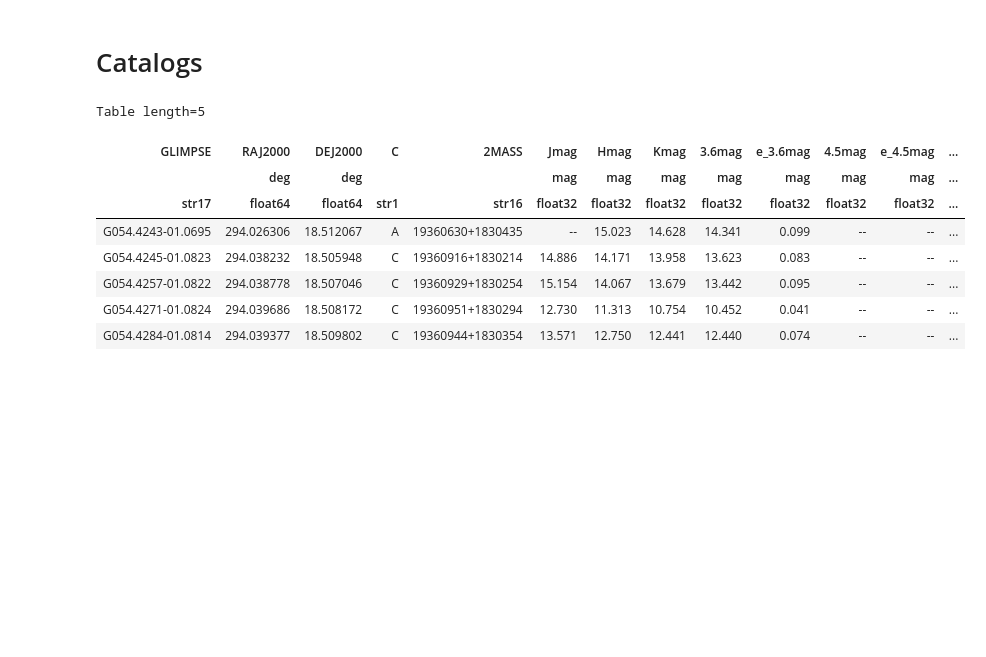
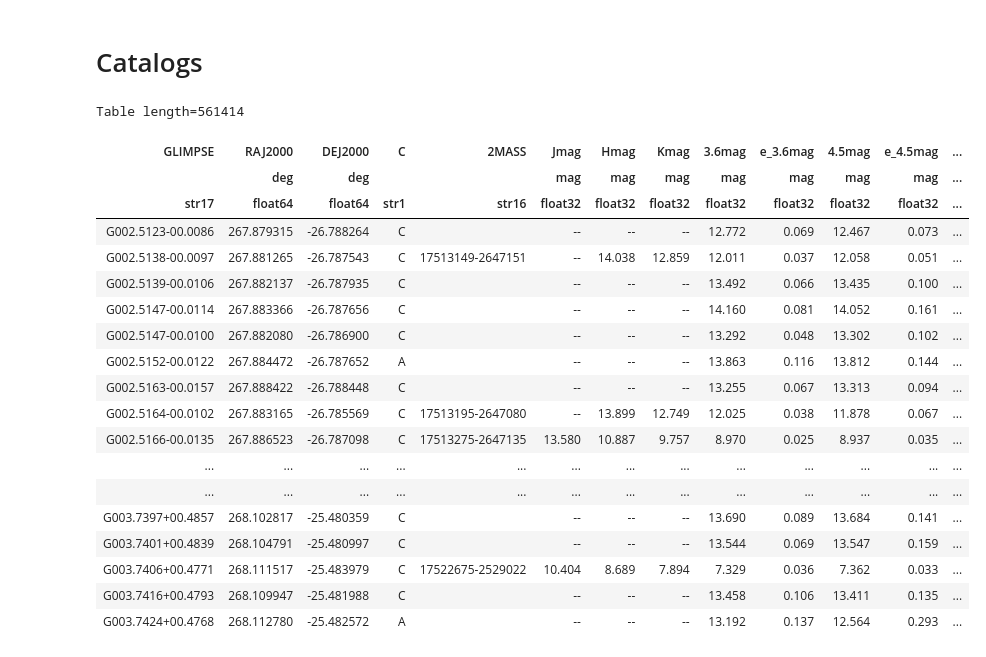
Before and after one commit to SpacialTree/smart-plotters, a Jupyter notebook: notebooks/ice_plots.ipynb, the cells around one changed output. Drawn from its saved outputs; the diff is of its cells as text; code cells hidden in the pictures; blank space fills up the shorter version.

```diff
--- a/notebooks/ice_plots.ipynb
+++ b/notebooks/ice_plots.ipynb
@@ -209,12 +212,32 @@ cat_spitzer = Vizier.get_catalogs('II/293')[0]
+# %%
+coord_BC2 = SkyCoord(3.0970501246, 0.3112008170, unit=(u.deg, u.deg), frame='galactic')
+width = 42*u.arcmin
+length = 40*u.arcmin
+reg_BC2 = regions.RectangleSkyRegion(center=coord_BC2, width=width, height=length, angle=0*u.deg)
+# %%
+#cat_spitzer = GlimpseCatalog(Vizier.get_catalogs('II/293')[0])
+Vizier.ROW_LIMIT = 1e6#2e5
+cat_spitzer = GlimpseCatalog(Vizier.query_region(coord_BC2, radius=40*u.arcmin, catalog='II/293')[0])
 # %%
-cat_spitzer[:5]
+cat_spitzer.catalog
 # %% [output]
-Table length=5
+Table length=561414
 | GLIMPSE | RAJ2000 | DEJ2000 | C | 2MASS | Jmag | Hmag | Kmag | 3.6mag | e_3.6mag | 4.5mag | e_4.5mag | ... |
 |  | deg | deg |  |  | mag | mag | mag | mag | mag | mag | mag | ... |
 | str17 | float64 | float64 | str1 | str16 | float32 | float32 | float32 | float32 | float32 | float32 | float32 | ... |
-| G054.4243-01.0695 | 294.026306 | 18.512067 | A | 19360630+1830435 | -- | 15.023 | 14.628 | 14.341 | 0.099 | -- | -- | ... |
-| G054.4245-01.0823 | 294.038232 | 18.505948 | C | 19360916+1830214 | 14.886 | 14.171 | 13.958 | 13.623 | 0.083 | -- | -- | ... |
-| G054.4257-01.0822 | 294.038778 | 18.507046 | C | 19360929+1830254 | 15.154 | 14.067 | 13.679 | 13.442 | 0.095 | -- | -- | ... |
-| G054.4271-01.0824 | 294.039686 | 18.508172 | C | 19360951+1830294 | 12.730 | 11.313 | 10.754 | 10.452 | 0.041 | -- | -- | ... |
-| G054.4284-01.0814 | 294.039377 | 18.509802 | C | 19360944+1830354 | 13.571 | 12.750 | 12.441 | 12.440 | 0.074 | -- | -- | ... |
+| G002.5123-00.0086 | 267.879315 | -26.788264 | C |  | -- | -- | -- | 12.772 | 0.069 | 12.467 | 0.073 | ... |
+| G002.5138-00.0097 | 267.881265 | -26.787543 | C | 17513149-2647151 | -- | 14.038 | 12.859 | 12.011 | 0.037 | 12.058 | 0.051 | ... |
+| G002.5139-00.0106 | 267.882137 | -26.787935 | C |  | -- | -- | -- | 13.492 | 0.066 | 13.435 | 0.100 | ... |
+| G002.5147-00.0114 | 267.883366 | -26.787656 | C |  | -- | -- | -- | 14.160 | 0.081 | 14.052 | 0.161 | ... |
+| G002.5147-00.0100 | 267.882080 | -26.786900 | C |  | -- | -- | -- | 13.292 | 0.048 | 13.302 | 0.102 | ... |
+| G002.5152-00.0122 | 267.884472 | -26.787652 | A |  | -- | -- | -- | 13.863 | 0.116 | 13.812 | 0.144 | ... |
+| G002.5163-00.0157 | 267.888422 | -26.788448 | C |  | -- | -- | -- | 13.255 | 0.067 | 13.313 | 0.094 | ... |
+| G002.5164-00.0102 | 267.883165 | -26.785569 | C | 17513195-2647080 | -- | 13.899 | 12.749 | 12.025 | 0.038 | 11.878 | 0.067 | ... |
+| G002.5166-00.0135 | 267.886523 | -26.787098 | C | 17513275-2647135 | 13.580 | 10.887 | 9.757 | 8.970 | 0.025 | 8.937 | 0.035 | ... |
+| ... | ... | ... | ... | ... | ... | ... | ... | ... | ... | ... | ... | ... |
+| ... | ... | ... | ... | ... | ... | ... | ... | ... | ... | ... | ... | ... |
+| G003.7397+00.4857 | 268.102817 | -25.480359 | C |  | -- | -- | -- | 13.690 | 0.089 | 13.684 | 0.141 | ... |
+| G003.7401+00.4839 | 268.104791 | -25.480997 | C |  | -- | -- | -- | 13.544 | 0.069 | 13.547 | 0.159 | ... |
+| G003.7406+00.4771 | 268.111517 | -25.483979 | C | 17522675-2529022 | 10.404 | 8.689 | 7.894 | 7.329 | 0.036 | 7.362 | 0.033 | ... |
+| G003.7416+00.4793 | 268.109947 | -25.481988 | C |  | -- | -- | -- | 13.458 | 0.106 | 13.411 | 0.135 | ... |
+| G003.7424+00.4768 | 268.112780 | -25.482572 | A |  | -- | -- | -- | 13.192 | 0.137 | 12.564 | 0.293 | ... |
```
Also changed, not shown: parts of 13 cells of this notebook.
